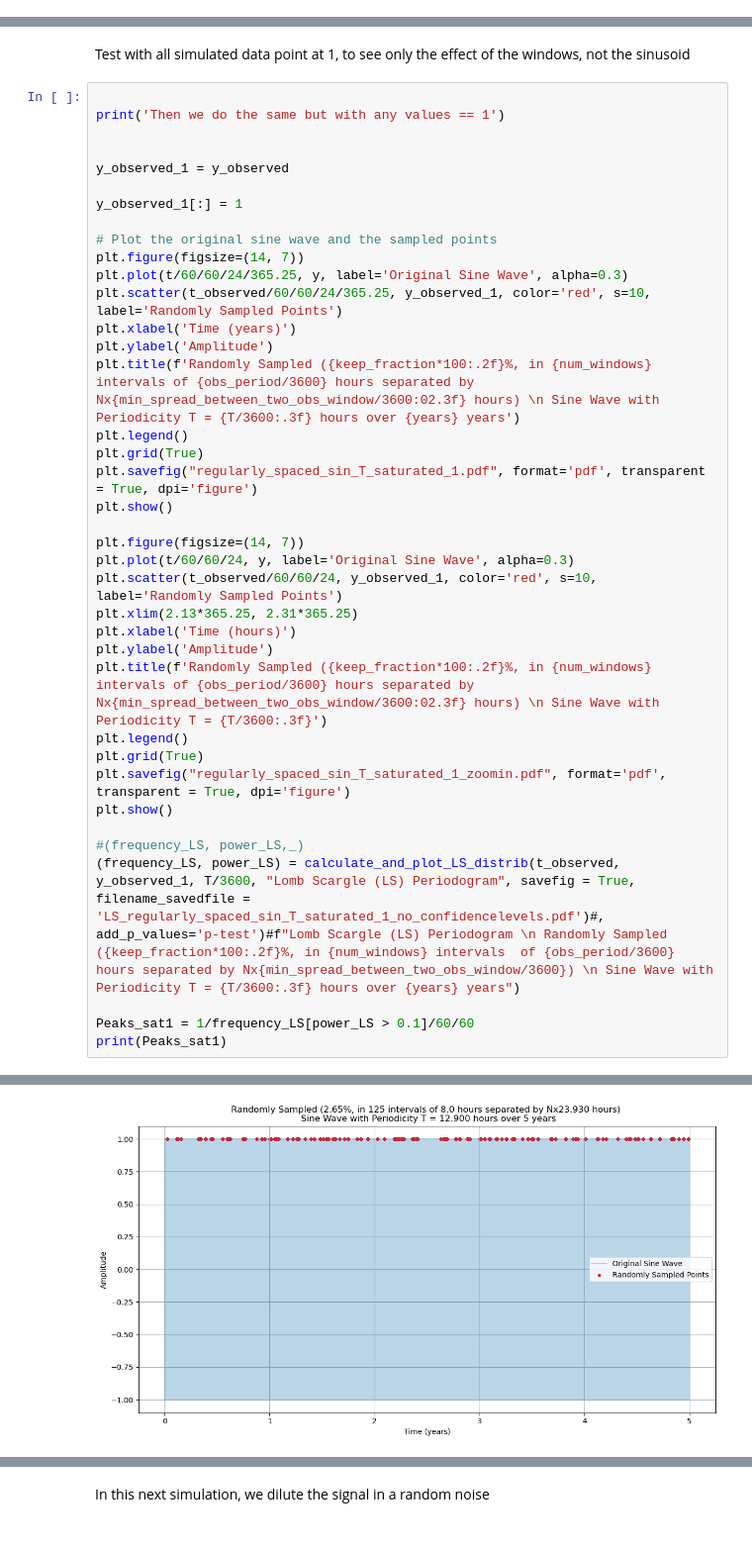
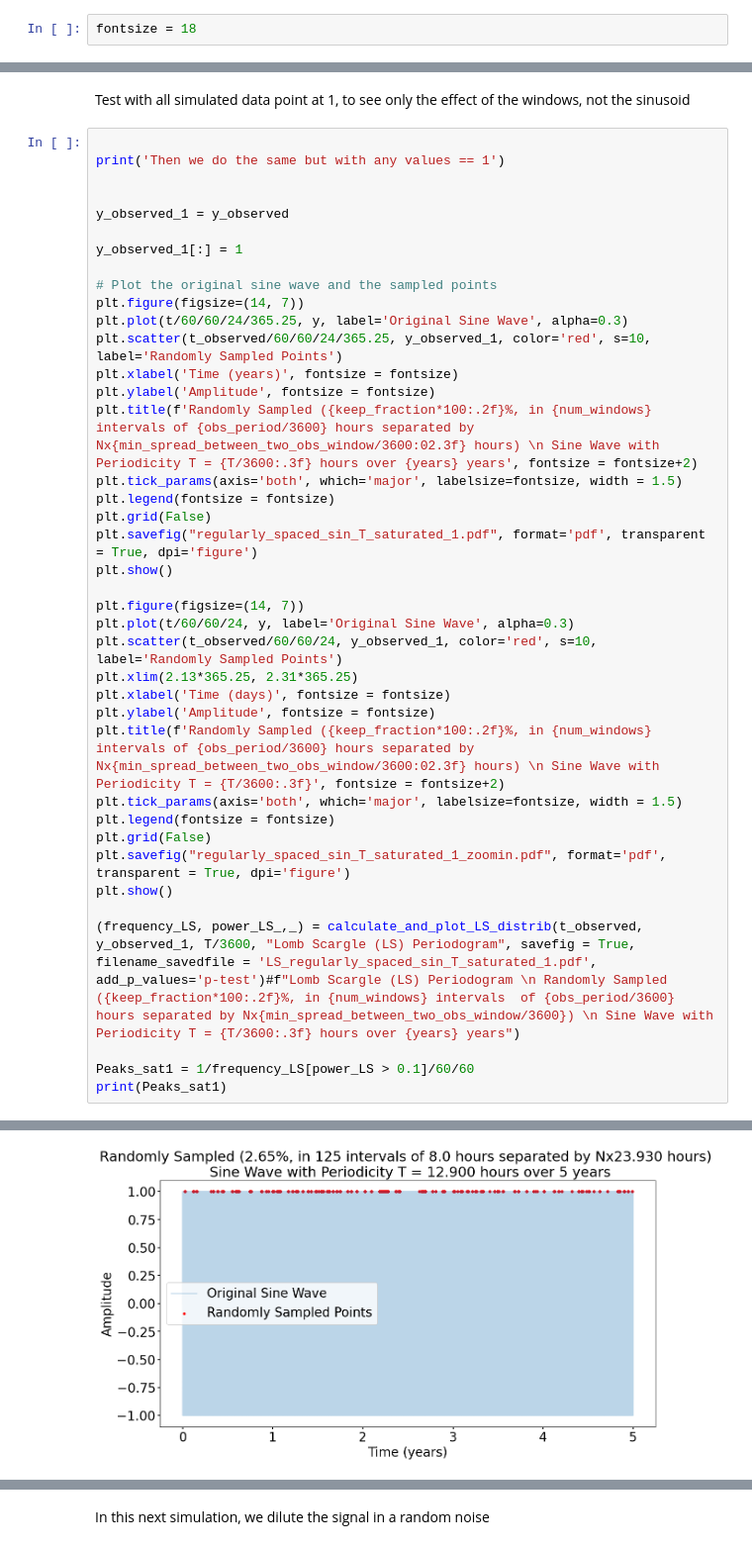
Before and after one commit to CorentinLouis/NenuFAR_pipeline_beamformed_data, a Jupyter notebook: normal_distribution_study.ipynb, the cells around one changed output, grey strips where cells are left out. Shown at 99% size. Drawn from its saved outputs; the diff is of its cells as text.

```diff
--- a/normal_distribution_study.ipynb
+++ b/normal_distribution_study.ipynb
@@ -4,4 +4,6 @@ import numpy
 import matplotlib.pyplot as plt
 from matplotlib.ticker import AutoMinorLocator, MultipleLocator
 import matplotlib.colors as mcolors
+# %%
+fontsize = 18
 # %%
@@ -503,41 +541,42 @@ Test with all simulated data point at 1, to see only the effect of the windows,
 # %%
 
 print('Then we do the same but with any values == 1')
 
 
 y_observed_1 = y_observed
 
 y_observed_1[:] = 1
 
 # Plot the original sine wave and the sampled points
 plt.figure(figsize=(14, 7))
 plt.plot(t/60/60/24/365.25, y, label='Original Sine Wave', alpha=0.3)
 plt.scatter(t_observed/60/60/24/365.25, y_observed_1, color='red', s=10, label='Randomly Sampled Points')
-plt.xlabel('Time (years)')
-plt.ylabel('Amplitude')
-plt.title(f'Randomly Sampled ({keep_fraction*100:.2f}%, in {num_windows} intervals of {obs_period/3600} hours separated by Nx{min_spread_between_two_obs_window/3600:02.3f} hours) \n Sine Wave with Periodicity T = {T/3600:.3f} hours over {years} years')
-plt.legend()
-plt.grid(True)
+plt.xlabel('Time (years)', fontsize = fontsize)
+plt.ylabel('Amplitude', fontsize = fontsize)
+plt.title(f'Randomly Sampled ({keep_fraction*100:.2f}%, in {num_windows} intervals of {obs_period/3600} hours separated by Nx{min_spread_between_two_obs_window/3600:02.3f} hours) \n Sine Wave with Periodicity T = {T/3600:.3f} hours over {years} years', fontsize = fontsize+2)
+plt.tick_params(axis='both', which='major', labelsize=fontsize, width = 1.5)
+plt.legend(fontsize = fontsize)
+plt.grid(False)
 plt.savefig("regularly_spaced_sin_T_saturated_1.pdf", format='pdf', transparent = True, dpi='figure')
 plt.show()
 
 plt.figure(figsize=(14, 7))
 plt.plot(t/60/60/24, y, label='Original Sine Wave', alpha=0.3)
 plt.scatter(t_observed/60/60/24, y_observed_1, color='red', s=10, label='Randomly Sampled Points')
 plt.xlim(2.13*365.25, 2.31*365.25)
-plt.xlabel('Time (hours)')
-plt.ylabel('Amplitude')
-plt.title(f'Randomly Sampled ({keep_fraction*100:.2f}%, in {num_windows} intervals of {obs_period/3600} hours separated by Nx{min_spread_between_two_obs_window/3600:02.3f} hours) \n Sine Wave with Periodicity T = {T/3600:.3f}')
-plt.legend()
-plt.grid(True)
+plt.xlabel('Time (days)', fontsize = fontsize)
+plt.ylabel('Amplitude', fontsize = fontsize)
+plt.title(f'Randomly Sampled ({keep_fraction*100:.2f}%, in {num_windows} intervals of {obs_period/3600} hours separated by Nx{min_spread_between_two_obs_window/3600:02.3f} hours) \n Sine Wave with Periodicity T = {T/3600:.3f}', fontsize = fontsize+2)
+plt.tick_params(axis='both', which='major', labelsize=fontsize, width = 1.5)
+plt.legend(fontsize = fontsize)
+plt.grid(False)
 plt.savefig("regularly_spaced_sin_T_saturated_1_zoomin.pdf", format='pdf', transparent = True, dpi='figure')
 plt.show()
 
-#(frequency_LS, power_LS,_)
-(frequency_LS, power_LS) = calculate_and_plot_LS_distrib(t_observed, y_observed_1, T/3600, "Lomb Scargle (LS) Periodogram", savefig = True, filename_savedfile = 'LS_regularly_spaced_sin_T_saturated_1_no_confidencelevels.pdf')#, add_p_values='p-test')#f"Lomb Scargle (LS) Periodogram \n Randomly Sampled ({keep_fraction*100:.2f}%, in {num_windows} intervals  of {obs_period/3600} hours separated by Nx{min_spread_between_two_obs_window/3600}) \n Sine Wave with Periodicity T = {T/3600:.3f} hours over {years} years")
+(frequency_LS, power_LS_,_) = calculate_and_plot_LS_distrib(t_observed, y_observed_1, T/3600, "Lomb Scargle (LS) Periodogram", savefig = True, filename_savedfile = 'LS_regularly_spaced_sin_T_saturated_1.pdf', add_p_values='p-test')#f"Lomb Scargle (LS) Periodogram \n Randomly Sampled ({keep_fraction*100:.2f}%, in {num_windows} intervals  of {obs_period/3600} hours separated by Nx{min_spread_between_two_obs_window/3600}) \n Sine Wave with Periodicity T = {T/3600:.3f} hours over {years} years")
 
 Peaks_sat1 = 1/frequency_LS[power_LS > 0.1]/60/60
 print(Peaks_sat1)
 # %% [output]
 Then we do the same but with any values == 1
-[figure, old version]
+[figure, new version]
```
Also changed, not shown: parts of 16 cells of this notebook.
